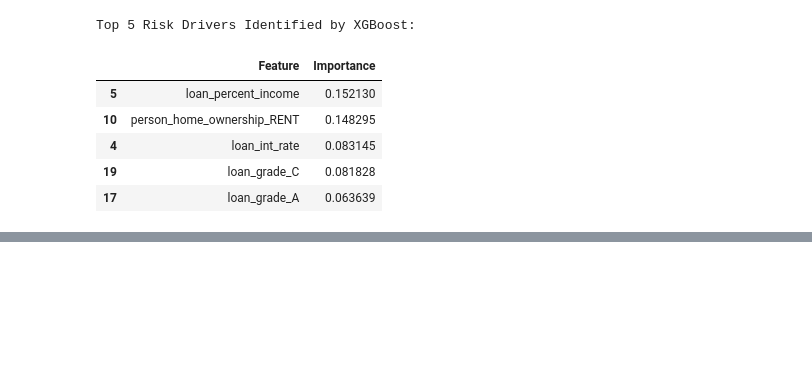
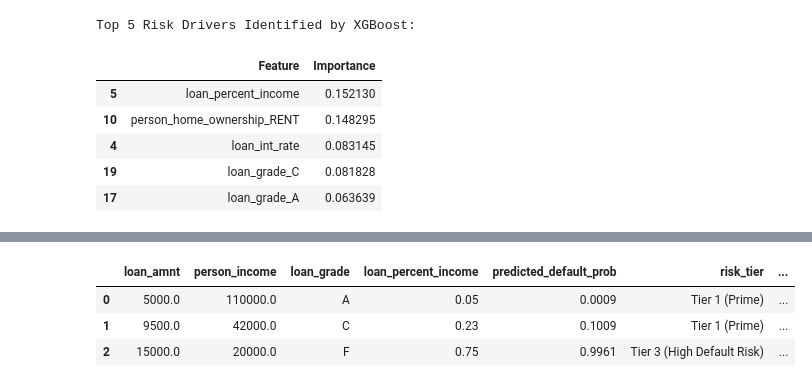
Before and after one commit to piyush00580/banking-risk-intelligence-platform, a Jupyter notebook: notebooks/credit_risk_modeling.ipynb, the cells around one changed output, grey strips where cells are left out. Drawn from its saved outputs; the diff is of its cells as text; code cells hidden in the pictures; blank space fills up the shorter version.

```diff
--- a/notebooks/credit_risk_modeling.ipynb
+++ b/notebooks/credit_risk_modeling.ipynb
@@ -24,13 +22,18 @@ This notebook delivers a production-grade credit risk modeling benchmark compari
 # %%
 # Step 0: Environment Setup, Library Imports, and Reproducibility
 
+import json
 import sys
+from datetime import datetime, timezone
 from pathlib import Path
 
+import joblib
 import matplotlib.pyplot as plt
 import numpy as np
 import pandas as pd
 import seaborn as sns
+import shap
+import xgboost as xgb
 
 from sklearn.compose import ColumnTransformer
 from sklearn.ensemble import RandomForestClassifier
@@ -44,11 +47,12 @@ from sklearn.metrics import (
     classification_report,
     confusion_matrix,
     f1_score,
+    fbeta_score,
     precision_score,
     recall_score,
     roc_auc_score,
 )
-from sklearn.model_selection import train_test_split
+from sklearn.model_selection import StratifiedKFold, cross_val_predict, train_test_split
 from sklearn.pipeline import Pipeline
 from sklearn.preprocessing import OneHotEncoder, StandardScaler
 from xgboost import XGBClassifier
@@ -64,8 +68,12 @@ RANDOM_STATE = 42
 # Project paths
 PROJECT_ROOT = Path.cwd().parent
 DATA_PATH = PROJECT_ROOT / "data" / "raw" / "credit_risk_dataset.csv"
+MODELS_DIR = PROJECT_ROOT / "models"
+MODELS_DIR.mkdir(parents=True, exist_ok=True)
 
 print(f"Python Environment: {sys.executable}")
+print(f"XGBoost Version: {xgb.__version__}")
+print(f"SHAP Version: {shap.__version__}")
 print(f"Data Source: {DATA_PATH.resolve()}")
 print(f"Source file verified: {DATA_PATH.exists()}")
 # %% [output]
@@ -559,0 +916,78 @@ Top 5 Risk Drivers Identified by XGBoost:
+# %%
+# Step 14: Load Serialized Artifact and Execute Inference Demonstration
+
+# 1. Load pipeline and metadata from disk
+loaded_model = joblib.load(MODEL_FILE)
+with open(METADATA_FILE, "r", encoding="utf-8") as f:
+    loaded_meta = json.load(f)
+
+tuned_thresh = loaded_meta["decision_thresholds"]["selected_optimal_threshold"]
+print(f"Model successfully loaded: {type(loaded_model)}")
+print(f"Active Operating Decision Threshold: {tuned_thresh}")
+
+# 2. Define synthetic test applicants representing three credit risk profiles
+sample_applicants = pd.DataFrame([
+    {
+        "person_age": 38,
+        "person_income": 110000.0,
+        "person_home_ownership": "OWN",
+        "person_emp_length": 12.0,
+        "loan_intent": "HOMEIMPROVEMENT",
+        "loan_grade": "A",
+        "loan_amnt": 5000.0,
+        "loan_int_rate": 7.25,
+        "loan_percent_income": 0.05,
+        "cb_person_default_on_file": "N",
+        "cb_person_cred_hist_length": 10,
+    },
+    {
+        "person_age": 27,
+        "person_income": 42000.0,
+        "person_home_ownership": "RENT",
+        "person_emp_length": 3.0,
+        "loan_intent": "DEBTCONSOLIDATION",
+        "loan_grade": "C",
+        "loan_amnt": 9500.0,
+        "loan_int_rate": 13.49,
+        "loan_percent_income": 0.23,
+        "cb_person_default_on_file": "N",
+        "cb_person_cred_hist_length": 4,
+    },
+    {
+        "person_age": 22,
+        "person_income": 20000.0,
+        "person_home_ownership": "RENT",
+        "person_emp_length": 1.0,
+        "loan_intent": "PERSONAL",
+        "loan_grade": "F",
+        "loan_amnt": 15000.0,
+        "loan_int_rate": 18.50,
+        "loan_percent_income": 0.75,
+        "cb_person_default_on_file": "Y",
+        "cb_person_cred_hist_length": 2,
+    },
+])
+
+# 3. Generate probabilities and decisions
+predicted_probabilities = loaded_model.predict_proba(sample_applicants)[:, 1]
+predicted_decisions = (predicted_probabilities >= tuned_thresh).astype(int)
+
+inference_results = sample_applicants.copy()
+inference_results["predicted_default_prob"] = predicted_probabilities.round(4)
+inference_results["underwriting_decision"] = [
+    "DECLINE (High Risk)" if d == 1 else "APPROVE (Acceptable Risk)" for d in predicted_decisions
+]
+inference_results["risk_tier"] = [
+    "Tier 1 (Prime)" if p < 0.15 else "Tier 2 (Moderate)" if p < tuned_thresh else "Tier 3 (High Default Risk)"
+    for p in predicted_probabilities
+]
+
+print("\n=== REAL-TIME INFERENCE DEMONSTRATION ===")
+display(inference_results[["loan_amnt", "person_income", "loan_grade", "loan_percent_income", "predicted_default_prob", "risk_tier", "underwriting_decision"]])
+
+# 4. Strict assertion: verify loaded model exactly reproduces predictions on test set sample
+reproduction_check = loaded_model.predict_proba(X_test.iloc[:50])[:, 1]
+original_check = champion_pipe.predict_proba(X_test.iloc[:50])[:, 1]
+assert np.allclose(reproduction_check, original_check), "Reproducibility assertion failed!"
+print("\nModel serialization and reproduction verification passed successfully.")
+# %% [output]
@@ -559,0 +998,4 @@ Top 5 Risk Drivers Identified by XGBoost:
+|  | loan_amnt | person_income | loan_grade | loan_percent_income | predicted_default_prob | risk_tier | ... |
+| 0 | 5000.0 | 110000.0 | A | 0.05 | 0.0009 | Tier 1 (Prime) | ... |
+| 1 | 9500.0 | 42000.0 | C | 0.23 | 0.1009 | Tier 1 (Prime) | ... |
+| 2 | 15000.0 | 20000.0 | F | 0.75 | 0.9961 | Tier 3 (High Default Risk) | ... |
```
Also changed, not shown: parts of 19 cells of this notebook, 2 other files.
